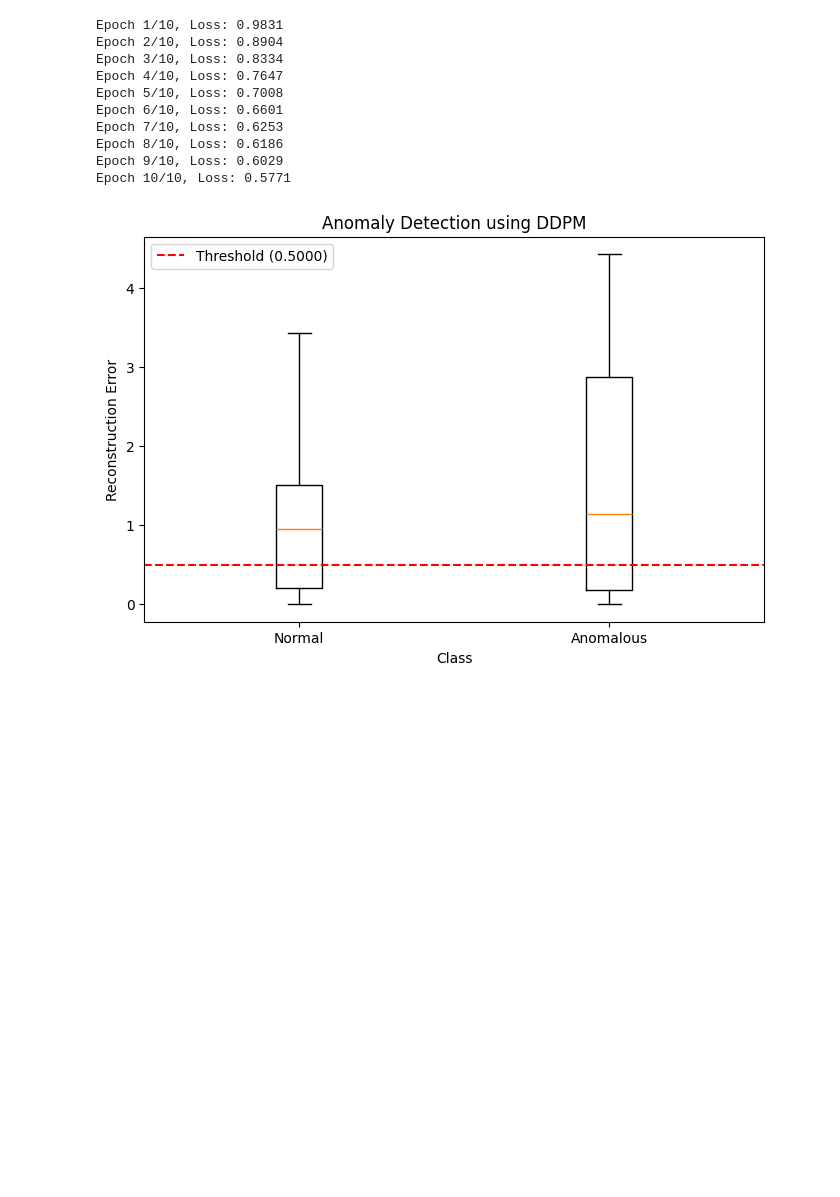
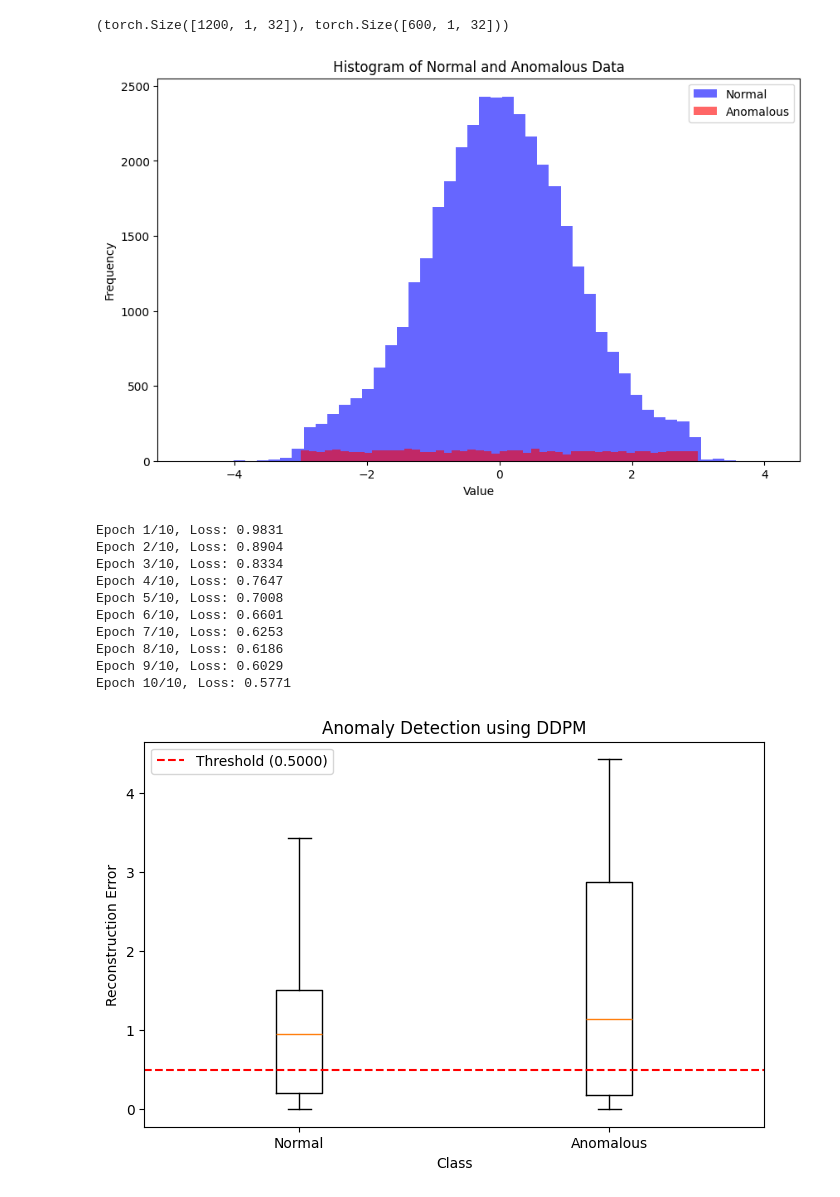
Before and after one commit to MyungKyuYi/HAR, a Jupyter notebook: DDPM_PPG_0228_FINAL.ipynb, the cells around one changed output. Cells and saved outputs as stored; diff of their text form; code cells hidden in the pictures; blank space fills up the shorter version.

```diff
--- a/DDPM_PPG_0228_FINAL.ipynb
+++ b/DDPM_PPG_0228_FINAL.ipynb
@@ -934,6 +934,27 @@ test_data, test_labels = generate_data(num_normal=500, num_anomalous=100)
 batch_size = 128
 train_loader = DataLoader(TensorDataset(train_data), batch_size=batch_size, shuffle=True)
 test_loader = DataLoader(TensorDataset(test_data, test_labels), batch_size=batch_size, shuffle=False)
+# %%
+train_data.shape, test_data.shape
+# %% [output]
+(torch.Size([1200, 1, 32]), torch.Size([600, 1, 32]))
+# %%
+# 정상 데이터와 이상 데이터에서 일부 샘플만 선택하여 히스토그램 작성
+normal_values = train_data.numpy().flatten()
+anomalous_values = test_data[test_labels == 1].numpy().flatten()
+
+# 히스토그램 그리기
+plt.figure(figsize=(10, 6))
+plt.hist(normal_values, bins=50, alpha=0.6, color='blue', label='Normal')
+plt.hist(anomalous_values, bins=50, alpha=0.6, color='red', label='Anomalous')
+
+plt.xlabel('Value')
+plt.ylabel('Frequency')
+plt.title('Histogram of Normal and Anomalous Data')
+plt.legend()
+plt.show()
+# %% [output]
+[figure, added]
 # %%
 # DDPM 모델 초기화
 unet_config = {
```
